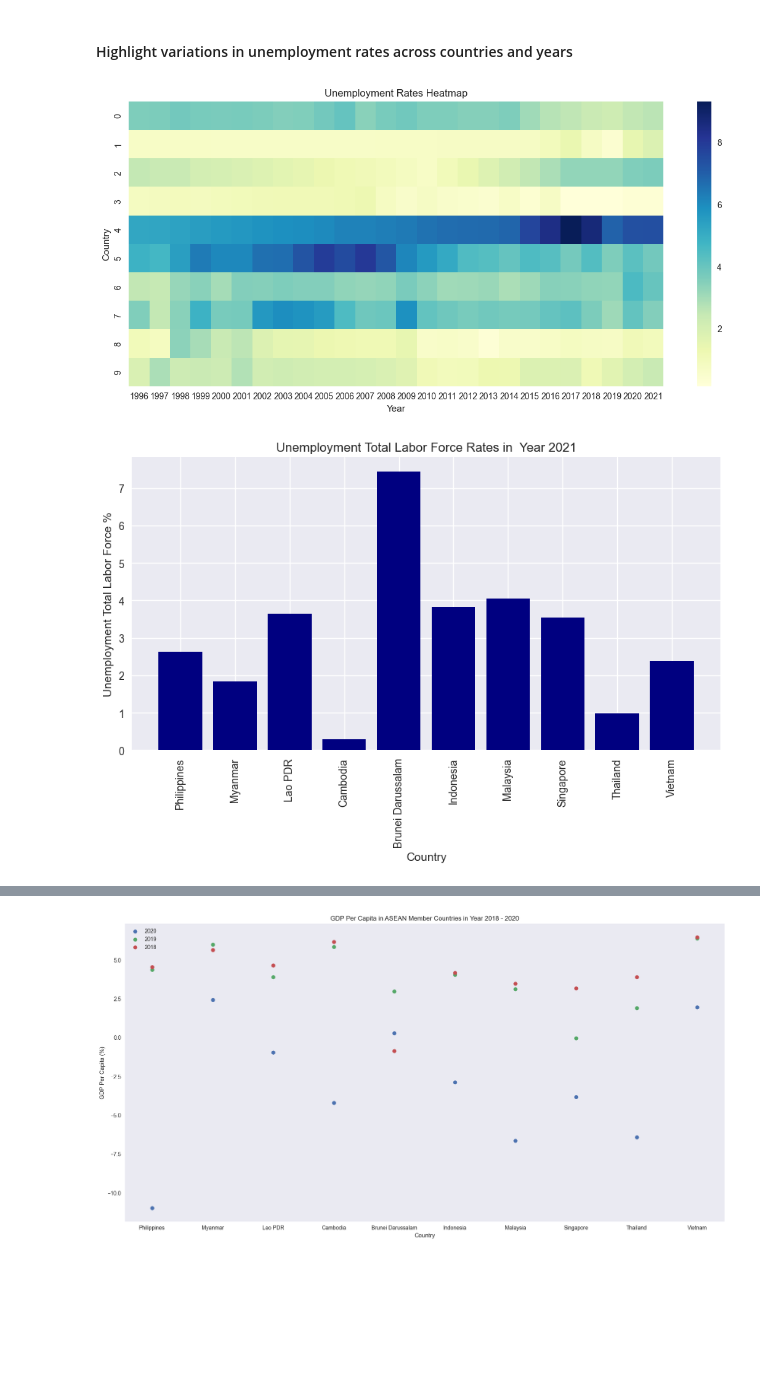
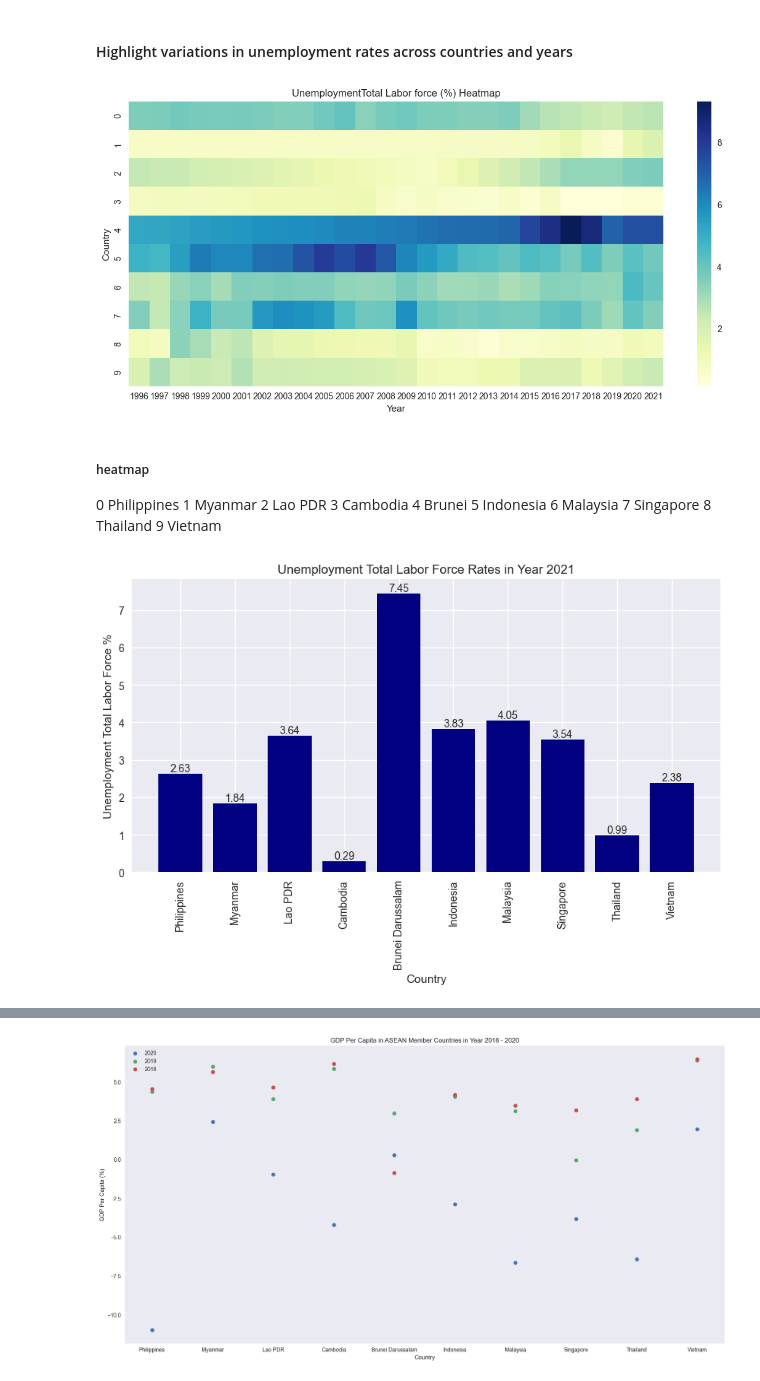
Before and after one commit to asiloprince/Economic-Indicators, a Jupyter notebook: economic_indicators.ipynb, the cells around one changed output, grey strips where cells are left out. Saved outputs shown, nothing was run; the diff lists cells and outputs as text; code cells hidden in the pictures; blank space fills up the shorter version.

```diff
--- a/economic_indicators.ipynb
+++ b/economic_indicators.ipynb
@@ -195,31 +224,48 @@ data_heatmap = unemployment_df.iloc[:, 4:]
 plt.figure(figsize=(14, 6))
 sns.heatmap(data_heatmap, cmap='YlGnBu')
 
-plt.title('Unemployment Rates Heatmap')
+plt.title('UnemploymentTotal Labor force (%) Heatmap')
 plt.xlabel('Year')
 plt.ylabel('Country')
 
 plt.show()
 # %% [output]
-[figure, old version]
+[figure, new version]
+# %% [markdown]
+##### heatmap
+0	Philippines
+1	Myanmar
+2	Lao PDR
+3	Cambodia
+4	Brunei
+5	Indonesia
+6	Malaysia
+7	Singapore
+8	Thailand
+9	Vietnam
 # %%
 data_2020 = unemployment_df['2021']
 countries = unemployment_df['Country Name']
 
 # Plotting bar chart
-plt.figure(figsize=(10, 5))  # size (w,h)
-plt.bar(countries, data_2020, color="navy")
+plt.figure(figsize=(10, 5))
+bars = plt.bar(countries, data_2020, color="navy")
 
-plt.title('Unemployment Total Labor Force Rates in  Year 2021')
+plt.title('Unemployment Total Labor Force Rates in Year 2021')
 plt.xlabel('Country')
 plt.ylabel('Unemployment Total Labor Force %')
 
-# for better readability / vertical
+# Rotate x-axis labels for better readability
 plt.xticks(rotation=90)
 
+# Add value labels to the bars
+for bar in bars:
+    height = bar.get_height()
+    plt.text(bar.get_x() + bar.get_width() / 2, height, '%.2f' % height, ha='center', va='bottom')
+
 plt.show()
 # %% [output]
-[figure, old version]
+[figure, new version]
 # %%
 data_2021 = unemployment_df['2021']
 countries = unemployment_df['Country Name']
```
Also changed, not shown: parts of 27 cells of this notebook.
